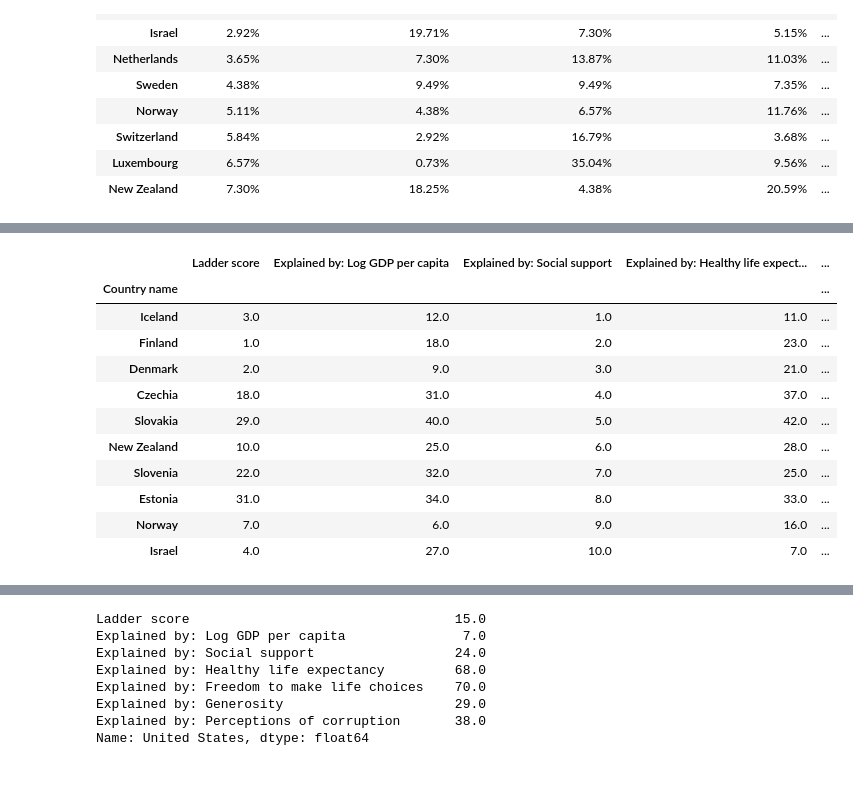
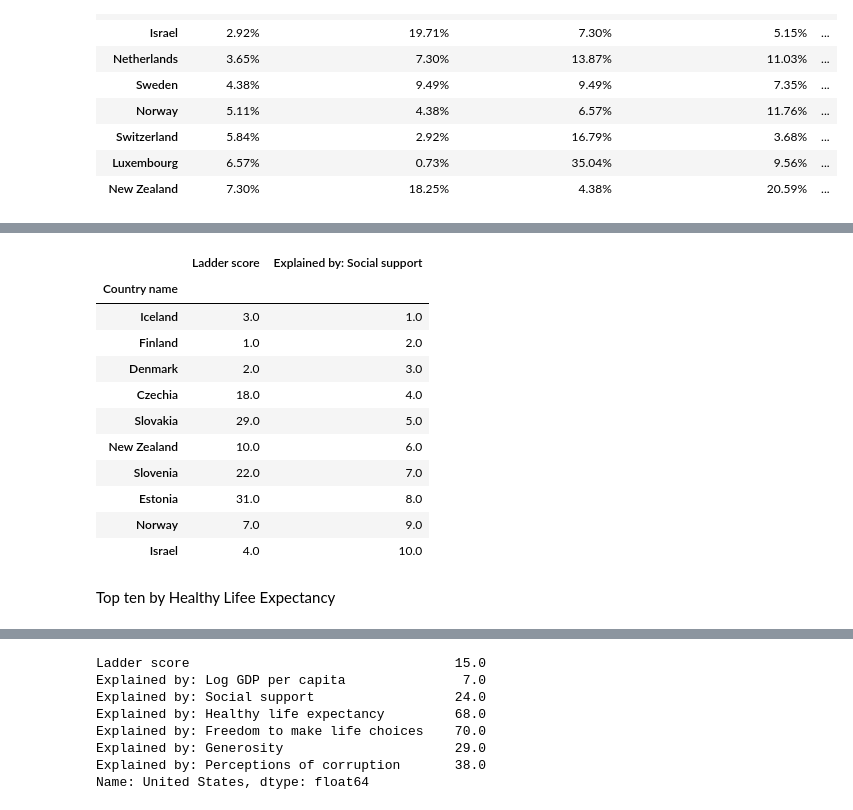
Before and after one commit to jgoldy87/World-Happiness-Report, a Jupyter notebook: WHR_Code.ipynb, the cells around one changed output, grey strips where cells are left out. Drawn from its saved outputs; the diff is of its cells as text; code cells hidden in the pictures; blank space fills up the shorter version.

```diff
--- a/WHR_Code.ipynb
+++ b/WHR_Code.ipynb
@@ -282,18 +273,23 @@ ranks_2023_df.sort_values(by='Explained by: Log GDP per capita').head(10)
 # %%
 #Top ten by Social Support
-ranks_2023_df.sort_values(by='Explained by: Social support').head(10)
+social_rank = ranks_2023_df.sort_values(by='Explained by: Social support').head(10)
+columns_to_drop2 = ['Explained by: Log GDP per capita', 'Explained by: Healthy life expectancy', 'Explained by: Freedom to make life choices', 'Explained by: Generosity', 'Explained by: Perceptions of corruption']
+social_rank.drop(columns_to_drop2, axis=1, inplace=True)
+social_rank
 # %% [output]
-|  | Ladder score | Explained by: Log GDP per capita | Explained by: Social support | Explained by: Healthy life expect... | ... |
-| Country name |  |  |  |  | ... |
-| Iceland | 3.0 | 12.0 | 1.0 | 11.0 | ... |
-| Finland | 1.0 | 18.0 | 2.0 | 23.0 | ... |
-| Denmark | 2.0 | 9.0 | 3.0 | 21.0 | ... |
-| Czechia | 18.0 | 31.0 | 4.0 | 37.0 | ... |
-| Slovakia | 29.0 | 40.0 | 5.0 | 42.0 | ... |
-| New Zealand | 10.0 | 25.0 | 6.0 | 28.0 | ... |
-| Slovenia | 22.0 | 32.0 | 7.0 | 25.0 | ... |
-| Estonia | 31.0 | 34.0 | 8.0 | 33.0 | ... |
-| Norway | 7.0 | 6.0 | 9.0 | 16.0 | ... |
-| Israel | 4.0 | 27.0 | 10.0 | 7.0 | ... |
+|  | Ladder score | Explained by: Social support |
+| Country name |  |  |
+| Iceland | 3.0 | 1.0 |
+| Finland | 1.0 | 2.0 |
+| Denmark | 2.0 | 3.0 |
+| Czechia | 18.0 | 4.0 |
+| Slovakia | 29.0 | 5.0 |
+| New Zealand | 10.0 | 6.0 |
+| Slovenia | 22.0 | 7.0 |
+| Estonia | 31.0 | 8.0 |
+| Norway | 7.0 | 9.0 |
+| Israel | 4.0 | 10.0 |
+# %% [markdown]
+Top ten by Healthy Lifee Expectancy
 # %%
 #Top ten by Healthy Lifee Expectancy
```
Also changed, not shown: parts of 22 cells of this notebook.
